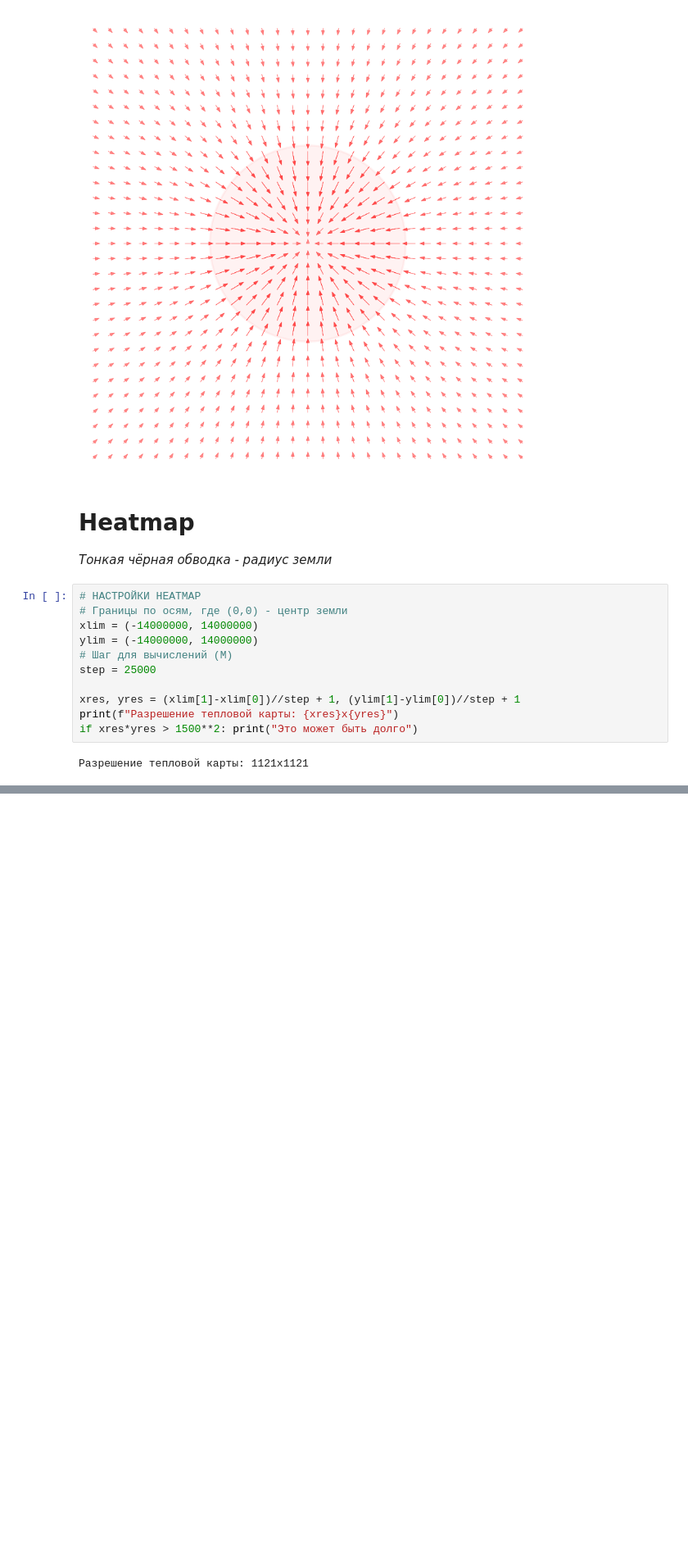
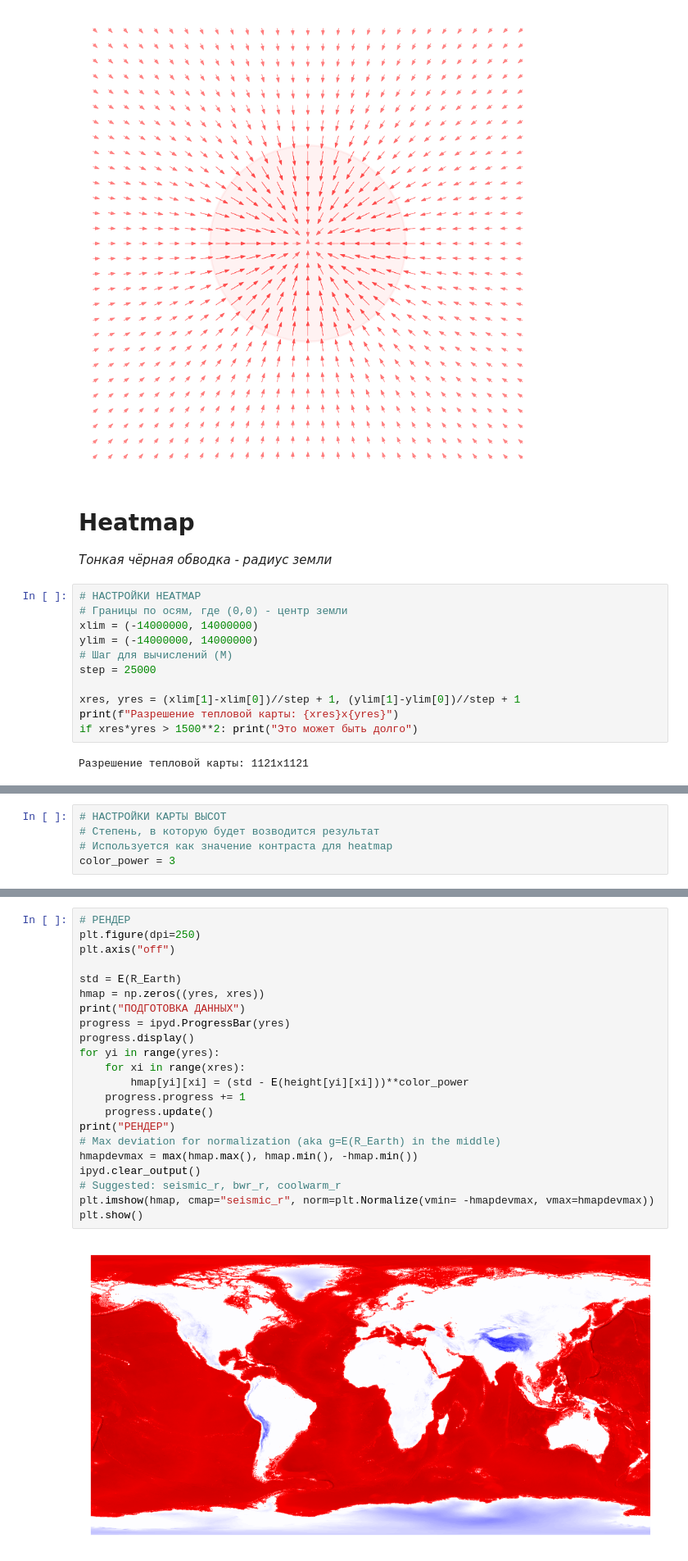
Before and after one commit to sqeezelemon/itmo-physics, a Jupyter notebook: modeling1/18.ipynb, the cells around one changed output, grey strips where cells are left out. Shown at 82% size. Drawn from its saved outputs; the diff is of its cells as text; blank space fills up the shorter version.

```diff
--- a/modeling1/18.ipynb
+++ b/modeling1/18.ipynb
@@ -191,0 +200,5 @@ plt.show()
+# %%
+# НАСТРОЙКИ КАРТЫ ВЫСОТ
+# Степень, в которую будет возводится результат
+# Используется как значение контраста для heatmap
+color_power = 3
@@ -191,0 +271,24 @@ plt.show()
+# %%
+# РЕНДЕР
+plt.figure(dpi=250)
+plt.axis("off")
+
+std = E(R_Earth)
+hmap = np.zeros((yres, xres))
+print("ПОДГОТОВКА ДАННЫХ")
+progress = ipyd.ProgressBar(yres)
+progress.display()
+for yi in range(yres):
+    for xi in range(xres):
+        hmap[yi][xi] = (std - E(height[yi][xi]))**color_power
+    progress.progress += 1
+    progress.update()
+print("РЕНДЕР")
+# Max deviation for normalization (aka g=E(R_Earth) in the middle)
+hmapdevmax = max(hmap.max(), hmap.min(), -hmap.min())
+ipyd.clear_output()
+# Suggested: seismic_r, bwr_r, coolwarm_r
+plt.imshow(hmap, cmap="seismic_r", norm=plt.Normalize(vmin= -hmapdevmax, vmax=hmapdevmax))
+plt.show()
+# %% [output]
+[figure, added]
```
Also changed, not shown: parts of 3 cells of this notebook, 2 other files.
